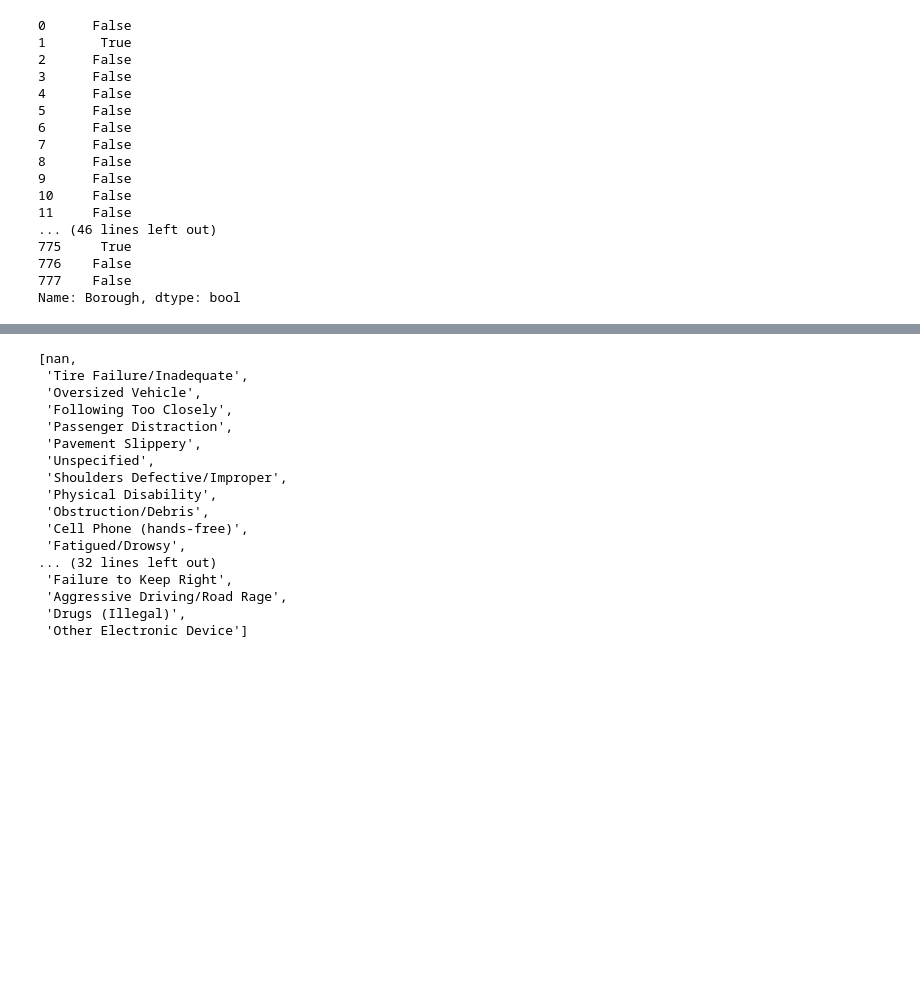
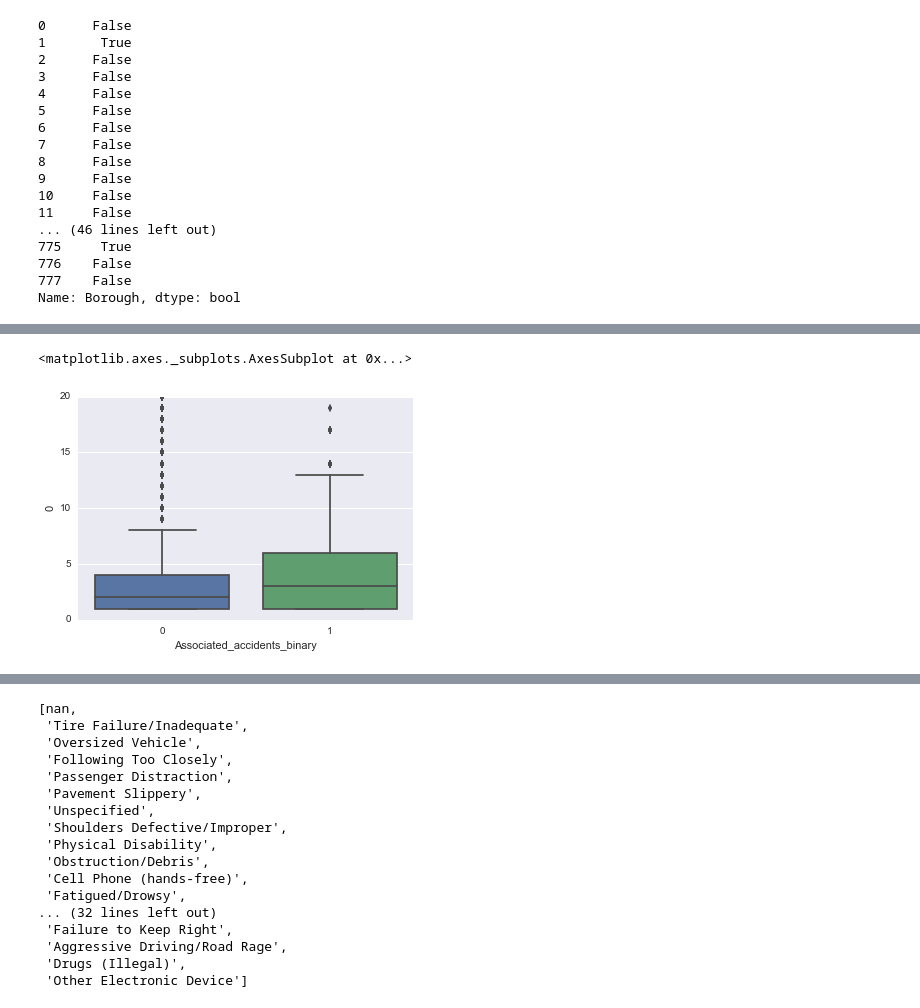
Before and after one commit to udicuty/TDIchallenge, a Jupyter notebook: TDI_CAPSTONE.ipynb, the cells around one changed output, grey strips where cells are left out. Cells and saved outputs as stored; diff of their text form; code cells hidden in the pictures; blank space fills up the shorter version.

Commit message:
number of reports into model

```diff
--- a/TDI_CAPSTONE.ipynb
+++ b/TDI_CAPSTONE.ipynb
@@ -236,6 +227,6 @@ for incident in d.iterrows():
 # %%
-accidents_in_60_day_windows=ans[:]
-adf=pd.DataFrame(accidents_in_60_day_windows,columns=["reportID","incidentID"])
+accidents_in_360_day_windows=ans[:]
+adf=pd.DataFrame(accidents_in_360_day_windows,columns=["reportID","incidentID"])
 reports_associated_with_accidents_Series=adf.reportID.value_counts()
 reports_associated_with_accidents_ids=reports_associated_with_accidents_Series.keys()
 reports_associated_with_accidents_values=reports_associated_with_accidents_Series.values
@@ -247,7 +238,9 @@ y=comb[:]
 #pd.DataFrame[NYPD.]
 y["Associated_accidents"]=0
 y["Associated_accidents"].ix[reports_associated_with_accidents_ids]=reports_associated_with_accidents_values
-
+y["Associated_accidents_binary"]=y["Associated_accidents"].map(binary_a)
+y=y.sort_values('Associated_accidents',ascending=False)
+y
 #y.ix[adf.reportID.value_counts().keys()]=
 # %% [output]
 A value is trying to be set on a copy of a slice from a DataFrame.
@@ -259,0 +276,2 @@ See the caveats in the documentation: http://pandas.pydata.org/pandas-docs/stabl
+# %%
+y=y[np.isfinite(y.Latitude)]
@@ -259,0 +354,5 @@ See the caveats in the documentation: http://pandas.pydata.org/pandas-docs/stabl
+# %%
+x=pd.DataFrame(y.groupby("Location").apply(len))
+
+j=y.join(x,"Location")
+j.rename(columns={0: "Number_of_reports"})
@@ -259,0 +379,7 @@ See the caveats in the documentation: http://pandas.pydata.org/pandas-docs/stabl
+# %%
+j=j[j[0]<=20]
+# %%
+sns.boxplot(j.Associated_accidents_binary,j[0])
+# %% [output]
+<matplotlib.axes._subplots.AxesSubplot at 0x...>
+[figure, added]
```
Also changed, not shown: parts of 53 cells of this notebook.
